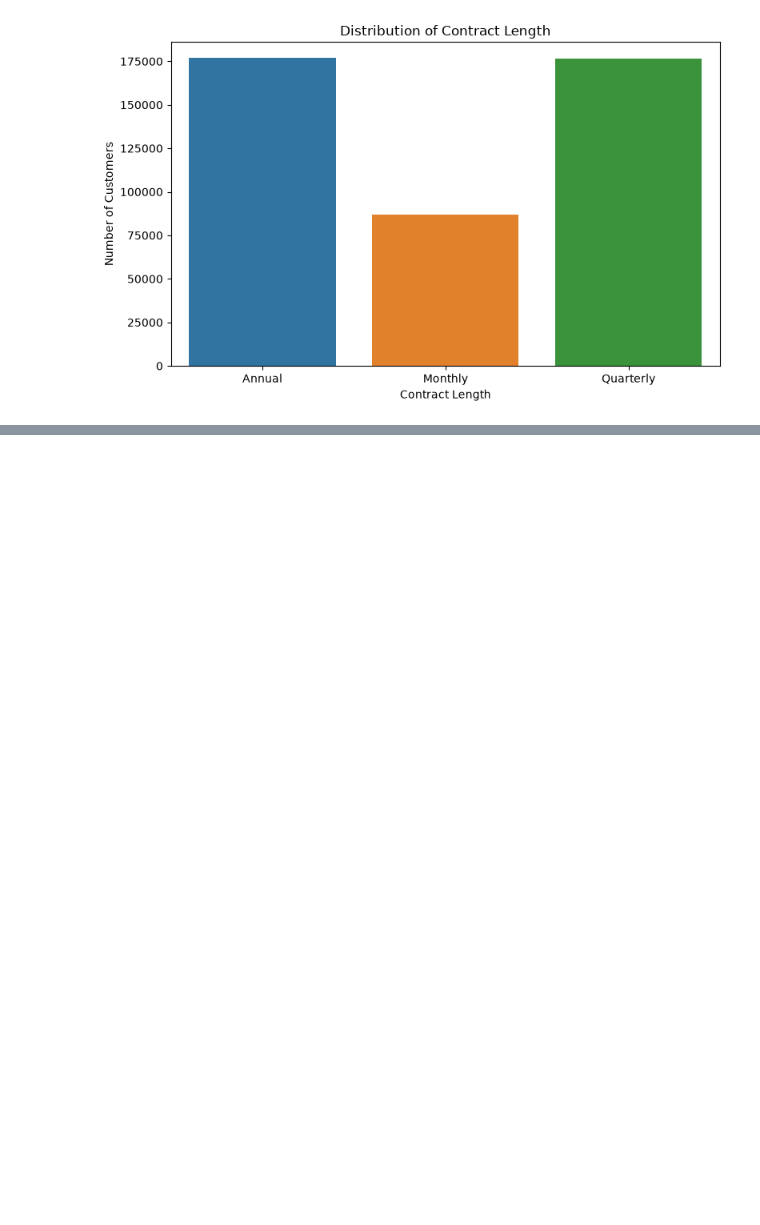
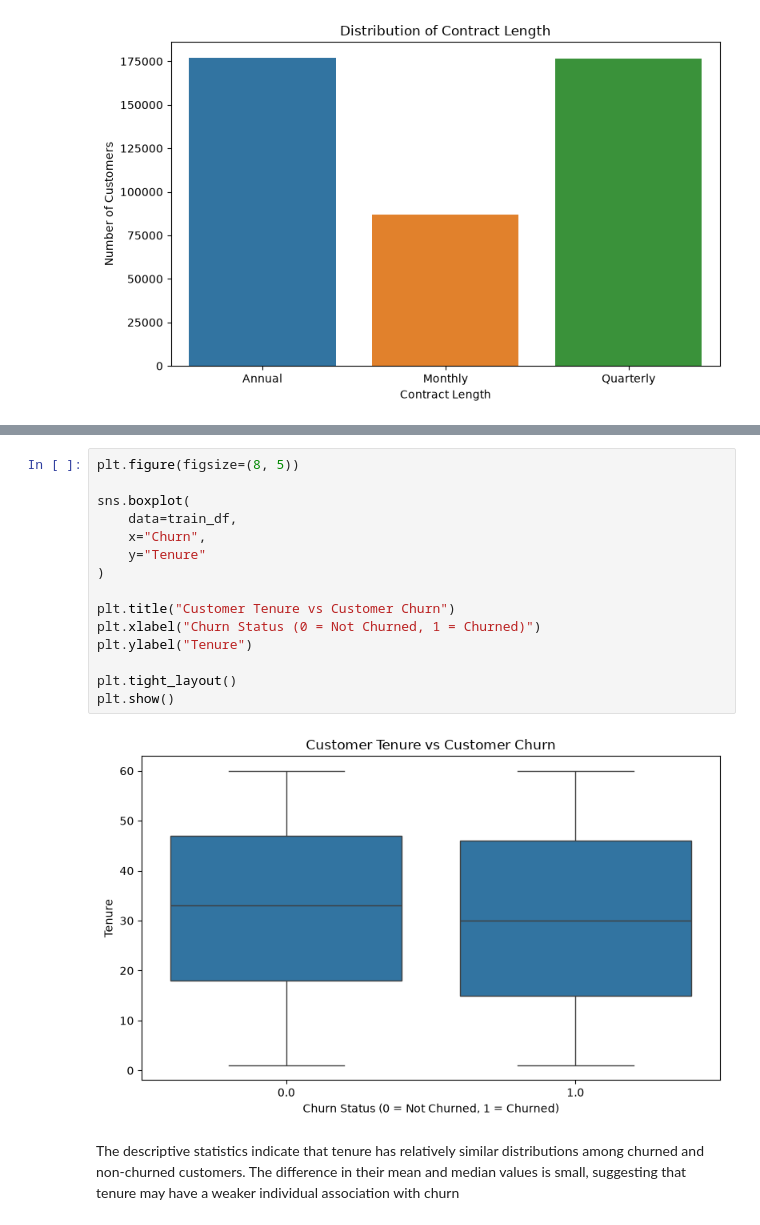
Before and after one commit to rpDashCodes/customer-churn-prediction, a Jupyter notebook: notebooks/01_data_exploration.ipynb, the cells around one changed output, grey strips where cells are left out. Saved outputs shown, nothing was run; the diff lists cells and outputs as text; blank space fills up the shorter version.

```diff
--- a/notebooks/01_data_exploration.ipynb
+++ b/notebooks/01_data_exploration.ipynb
@@ -100,0 +201,19 @@ for col in categorical_columns:
+# %%
+plt.figure(figsize=(8, 5))
+
+sns.boxplot(
+    data=train_df,
+    x="Churn",
+    y="Tenure"
+)
+
+plt.title("Customer Tenure vs Customer Churn")
+plt.xlabel("Churn Status (0 = Not Churned, 1 = Churned)")
+plt.ylabel("Tenure")
+
+plt.tight_layout()
+plt.show()
+# %% [output]
+[figure, added]
+# %% [markdown]
+The descriptive statistics indicate that tenure has relatively similar distributions among churned and non-churned customers. The difference in their mean and median values is small, suggesting that tenure may have a weaker individual association with churn
```
Also changed, not shown: parts of 58 cells of this notebook, 7 other files.
